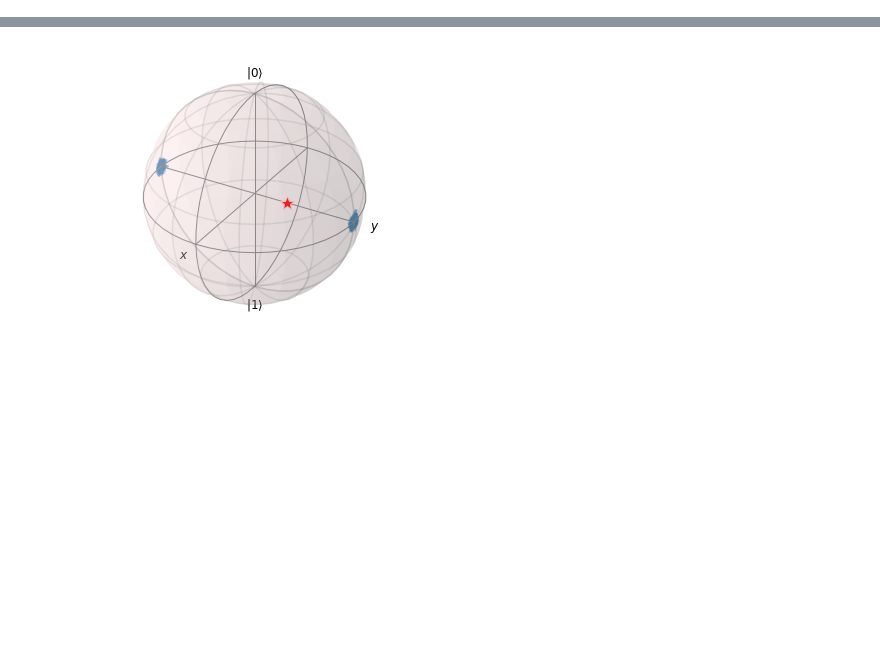
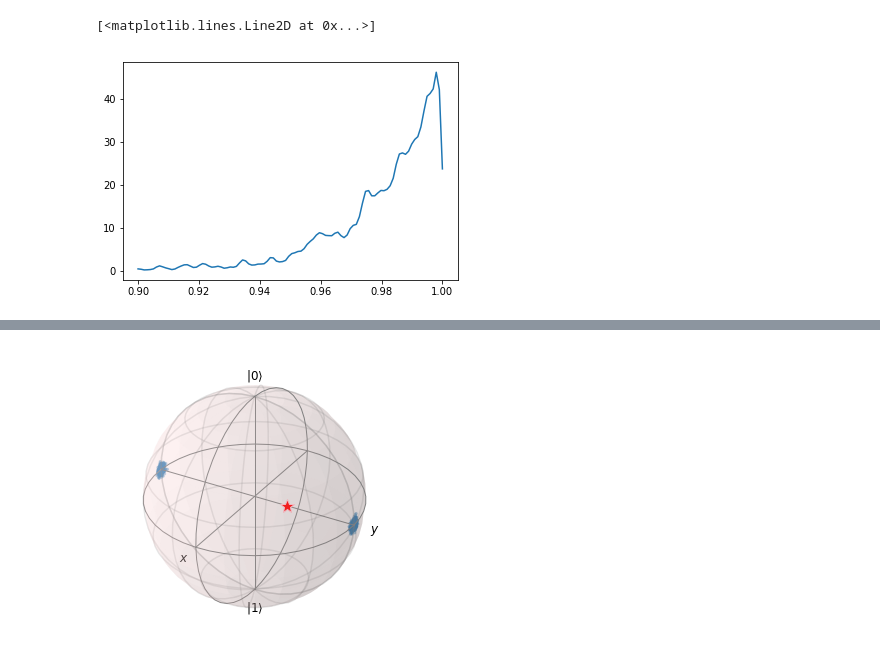
Before and after one commit to ihincks/btom, a Jupyter notebook: examples/binomial-example.ipynb, the cells around one changed output, grey strips where cells are left out. Saved outputs shown, nothing was run; the diff lists cells and outputs as text; code cells hidden in the pictures; blank space fills up the shorter version.

```diff
--- a/examples/binomial-example.ipynb
+++ b/examples/binomial-example.ipynb
@@ -22,0 +51,7 @@ pos.bloch_plot(fiducial_state=rho)
+# %%
+kde = KernelDensity(bandwidth=0.001).fit(pos.purity.reshape(-1,1))
+# %%
+plt.plot(np.linspace(0.9,1,100),np.exp(kde.score_samples(np.linspace(0.9,1,100)[:,np.newaxis])))
+# %% [output]
+[<matplotlib.lines.Line2D at 0x...>]
+[figure, added]
```
Also changed, not shown: parts of 27 cells of this notebook, 1 other file.
